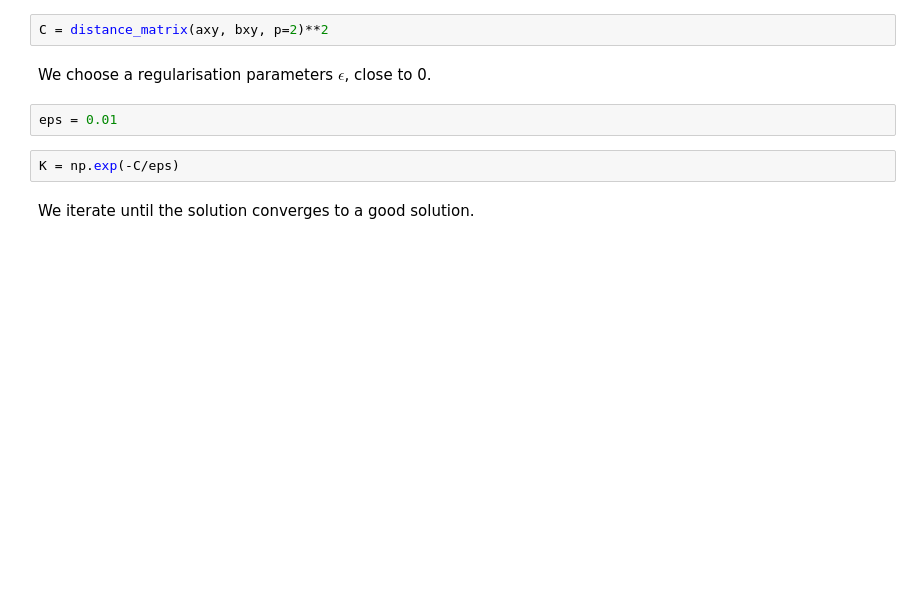
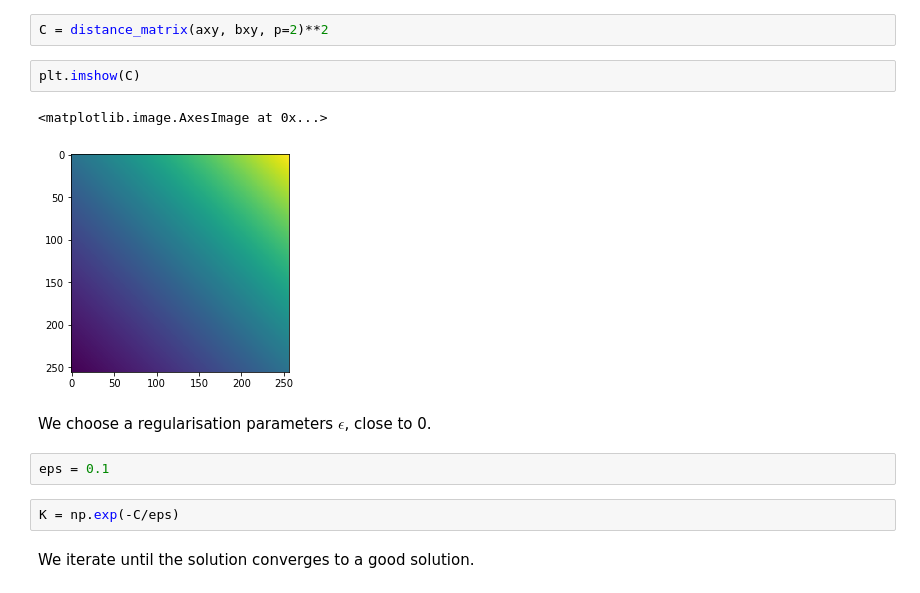
Before and after one commit to NightWinkle/optimal_transport, a Jupyter notebook: otsh/Sinkhorn.ipynb, the cells around one changed output. Drawn from its saved outputs; the diff is of its cells as text; blank space fills up the shorter version.

```diff
--- a/otsh/Sinkhorn.ipynb
+++ b/otsh/Sinkhorn.ipynb
@@ -55,9 +64,14 @@ plt.scatter(bxy[:,0], bxy[:,1], s = b**(1/2)*1000, c="blue")
 # %%
 C = distance_matrix(axy, bxy, p=2)**2
+# %%
+plt.imshow(C)
+# %% [output]
+<matplotlib.image.AxesImage at 0x...>
+[figure, added]
 # %% [markdown]
 We choose a regularisation parameters $\epsilon$, close to 0.
 # %%
-eps = 0.01
+eps = 0.1
 # %%
 K = np.exp(-C/eps)
 # %% [markdown]
```
Also changed, not shown: parts of 24 cells of this notebook, 8 other files.
